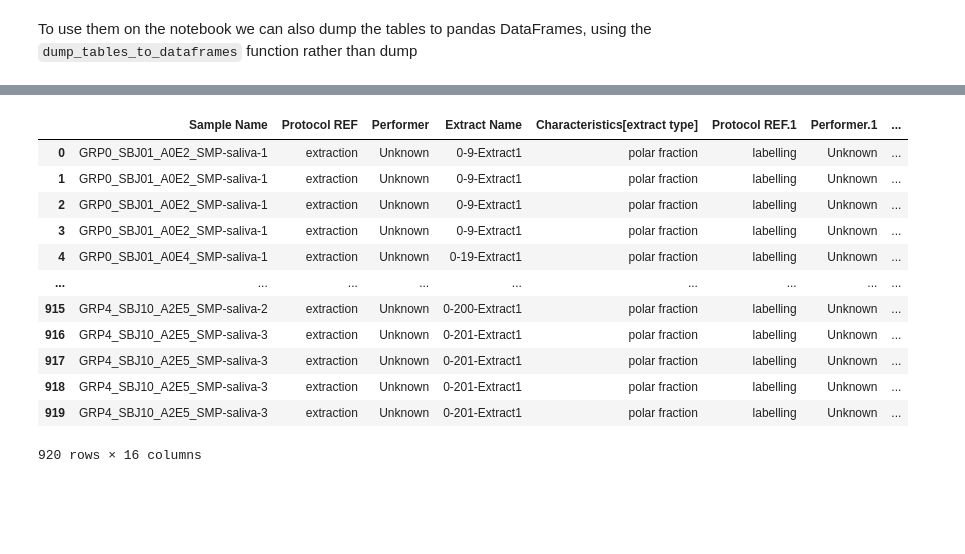
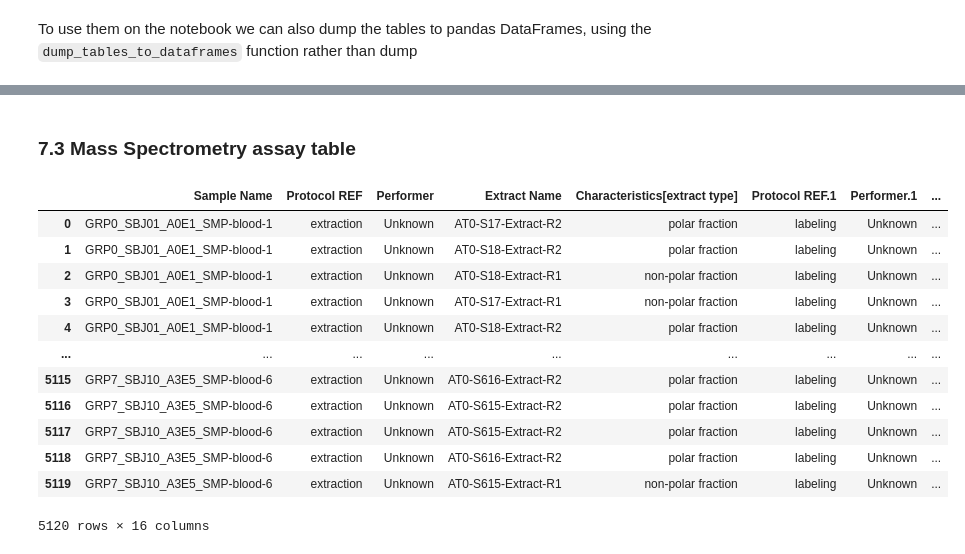
Before and after one commit to Zigur/isa-create-notebook, a Jupyter notebook: notebooks/Investigation-from-datascriptor-config.ipynb, the cells around one changed output, grey strips where cells are left out. Saved outputs shown, nothing was run; the diff lists cells and outputs as text; code cells hidden in the pictures; blank space fills up the shorter version.

```diff
--- a/notebooks/Investigation-from-datascriptor-config.ipynb
+++ b/notebooks/Investigation-from-datascriptor-config.ipynb
@@ -142,16 +185,18 @@ There are 70 samples in the GRP4 arm (i.e. group)
+# %% [markdown]
+### 7.3 Mass Spectrometry assay table
 # %%
-dataframes['a_0_metabolite-profiling_mass-spectrometry.txt']
+dataframes['a_AT0_metabolite-profiling_mass-spectrometry.txt']
 # %% [output]
 |  | Sample Name | Protocol REF | Performer | Extract Name | Characteristics[extract type] | Protocol REF.1 | Performer.1 | ... |
-| 0 | GRP0_SBJ01_A0E2_SMP-saliva-1 | extraction | Unknown | 0-9-Extract1 | polar fraction | labelling | Unknown | ... |
-| 1 | GRP0_SBJ01_A0E2_SMP-saliva-1 | extraction | Unknown | 0-9-Extract1 | polar fraction | labelling | Unknown | ... |
-| 2 | GRP0_SBJ01_A0E2_SMP-saliva-1 | extraction | Unknown | 0-9-Extract1 | polar fraction | labelling | Unknown | ... |
-| 3 | GRP0_SBJ01_A0E2_SMP-saliva-1 | extraction | Unknown | 0-9-Extract1 | polar fraction | labelling | Unknown | ... |
-| 4 | GRP0_SBJ01_A0E4_SMP-saliva-1 | extraction | Unknown | 0-19-Extract1 | polar fraction | labelling | Unknown | ... |
+| 0 | GRP0_SBJ01_A0E1_SMP-blood-1 | extraction | Unknown | AT0-S17-Extract-R2 | polar fraction | labeling | Unknown | ... |
+| 1 | GRP0_SBJ01_A0E1_SMP-blood-1 | extraction | Unknown | AT0-S18-Extract-R2 | polar fraction | labeling | Unknown | ... |
+| 2 | GRP0_SBJ01_A0E1_SMP-blood-1 | extraction | Unknown | AT0-S18-Extract-R1 | non-polar fraction | labeling | Unknown | ... |
+| 3 | GRP0_SBJ01_A0E1_SMP-blood-1 | extraction | Unknown | AT0-S17-Extract-R1 | non-polar fraction | labeling | Unknown | ... |
+| 4 | GRP0_SBJ01_A0E1_SMP-blood-1 | extraction | Unknown | AT0-S18-Extract-R2 | polar fraction | labeling | Unknown | ... |
 | ... | ... | ... | ... | ... | ... | ... | ... | ... |
-| 915 | GRP4_SBJ10_A2E5_SMP-saliva-2 | extraction | Unknown | 0-200-Extract1 | polar fraction | labelling | Unknown | ... |
-| 916 | GRP4_SBJ10_A2E5_SMP-saliva-3 | extraction | Unknown | 0-201-Extract1 | polar fraction | labelling | Unknown | ... |
-| 917 | GRP4_SBJ10_A2E5_SMP-saliva-3 | extraction | Unknown | 0-201-Extract1 | polar fraction | labelling | Unknown | ... |
-| 918 | GRP4_SBJ10_A2E5_SMP-saliva-3 | extraction | Unknown | 0-201-Extract1 | polar fraction | labelling | Unknown | ... |
-| 919 | GRP4_SBJ10_A2E5_SMP-saliva-3 | extraction | Unknown | 0-201-Extract1 | polar fraction | labelling | Unknown | ... |
+| 5115 | GRP7_SBJ10_A3E5_SMP-blood-6 | extraction | Unknown | AT0-S616-Extract-R2 | polar fraction | labeling | Unknown | ... |
+| 5116 | GRP7_SBJ10_A3E5_SMP-blood-6 | extraction | Unknown | AT0-S615-Extract-R2 | polar fraction | labeling | Unknown | ... |
+| 5117 | GRP7_SBJ10_A3E5_SMP-blood-6 | extraction | Unknown | AT0-S615-Extract-R2 | polar fraction | labeling | Unknown | ... |
+| 5118 | GRP7_SBJ10_A3E5_SMP-blood-6 | extraction | Unknown | AT0-S616-Extract-R2 | polar fraction | labeling | Unknown | ... |
+| 5119 | GRP7_SBJ10_A3E5_SMP-blood-6 | extraction | Unknown | AT0-S615-Extract-R1 | non-polar fraction | labeling | Unknown | ... |
-920 rows × 16 columns
+5120 rows × 16 columns
```
Also changed, not shown: parts of 17 cells of this notebook, 9 other files.
